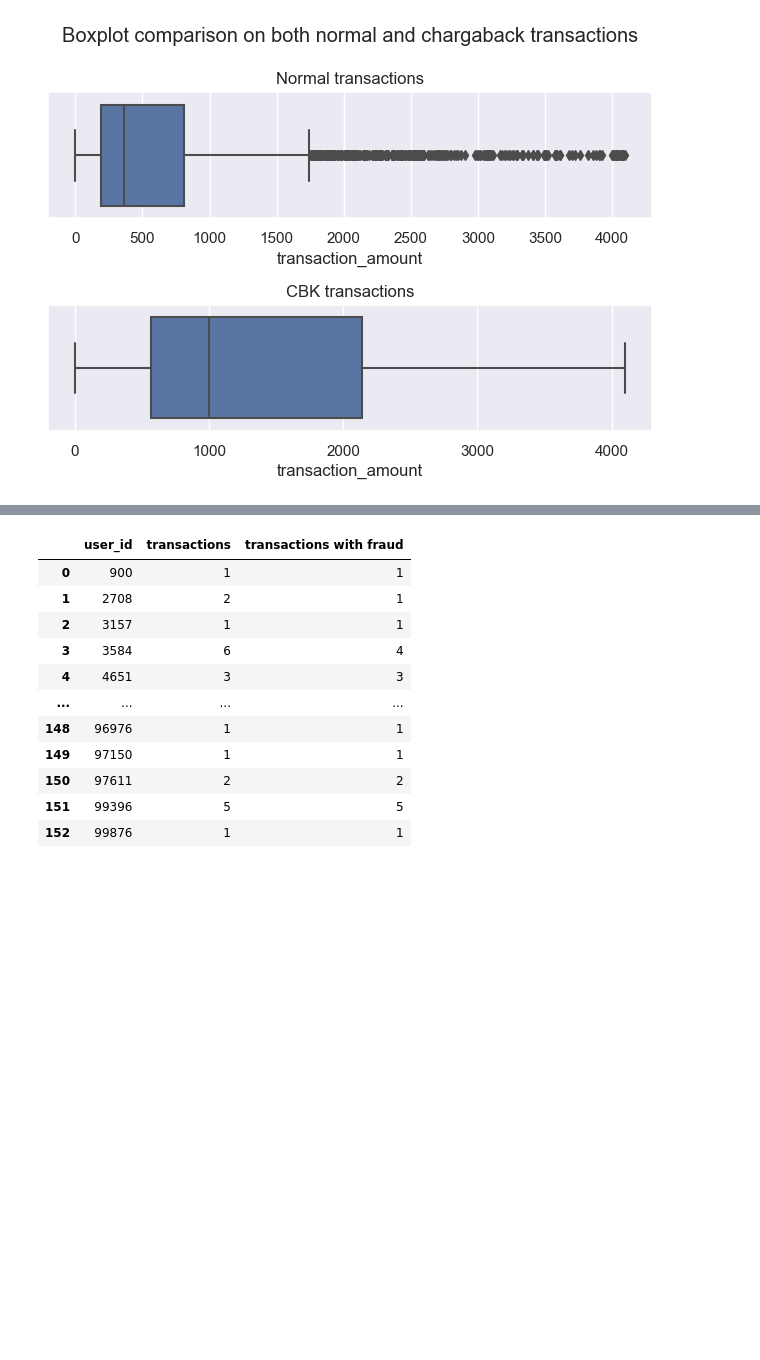
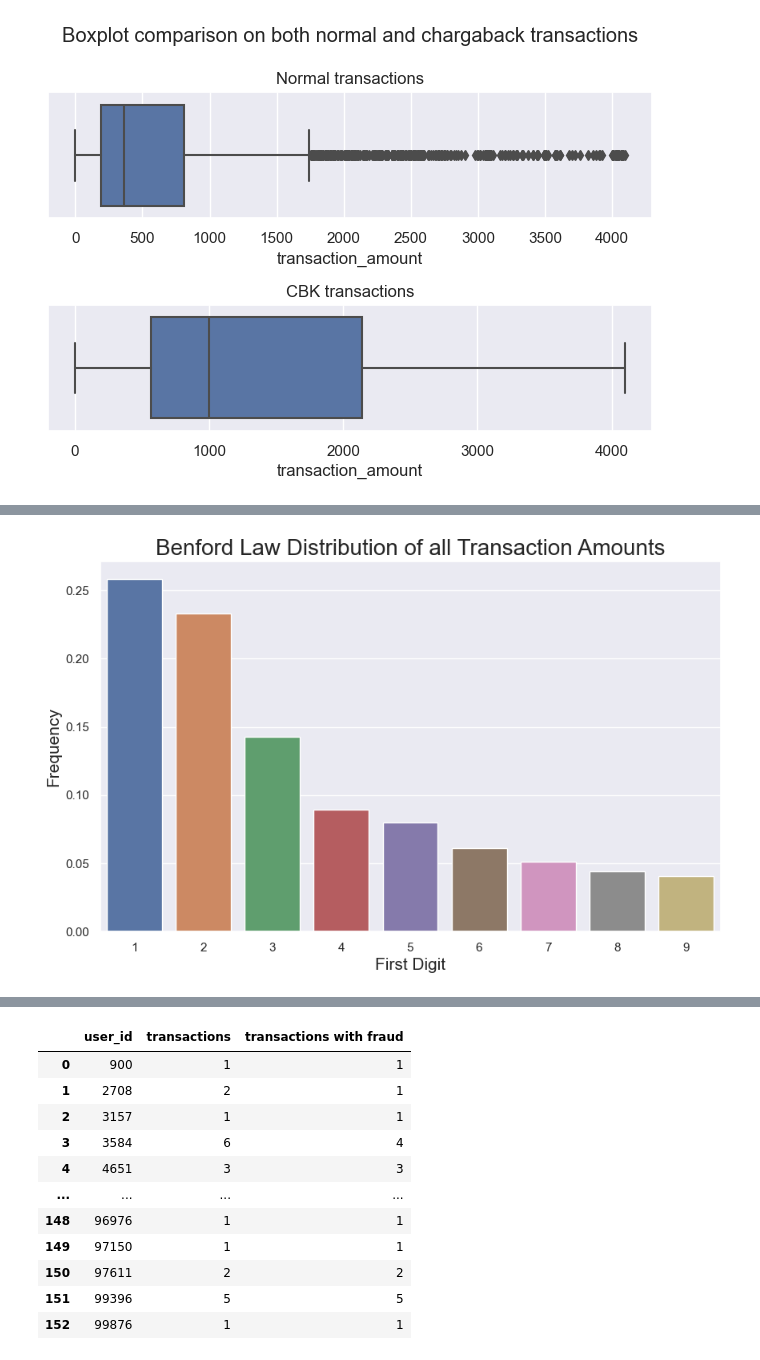
Before and after one commit to rehpires/Risk-analyst-case, a Jupyter notebook: Transactional data.ipynb, the cells around one changed output, grey strips where cells are left out. Saved outputs shown, nothing was run; the diff lists cells and outputs as text; code cells hidden in the pictures; blank space fills up the shorter version.

```diff
--- a/Transactional data.ipynb
+++ b/Transactional data.ipynb
@@ -75,0 +119,14 @@ plt.tight_layout()
+# %%
+# Create a Benford plot of the transaction_amount of the whole dataset
+benford_data = df['transaction_amount'].apply(lambda x: str(x)[0])
+benford_data = benford_data.value_counts(normalize=True).sort_index()
+
+#plotting the distribution of the transaction
+plt.figure(figsize=(10,6))
+sns.barplot(x=benford_data.index, y=benford_data.values)
+plt.title('Benford Law Distribution of all Transaction Amounts', fontsize=20)
+plt.xlabel('First Digit', fontsize=15)
+plt.ylabel('Frequency', fontsize=15)
+plt.show()
+# %% [output]
+[figure, added]
```
Also changed, not shown: parts of 7 cells of this notebook.
